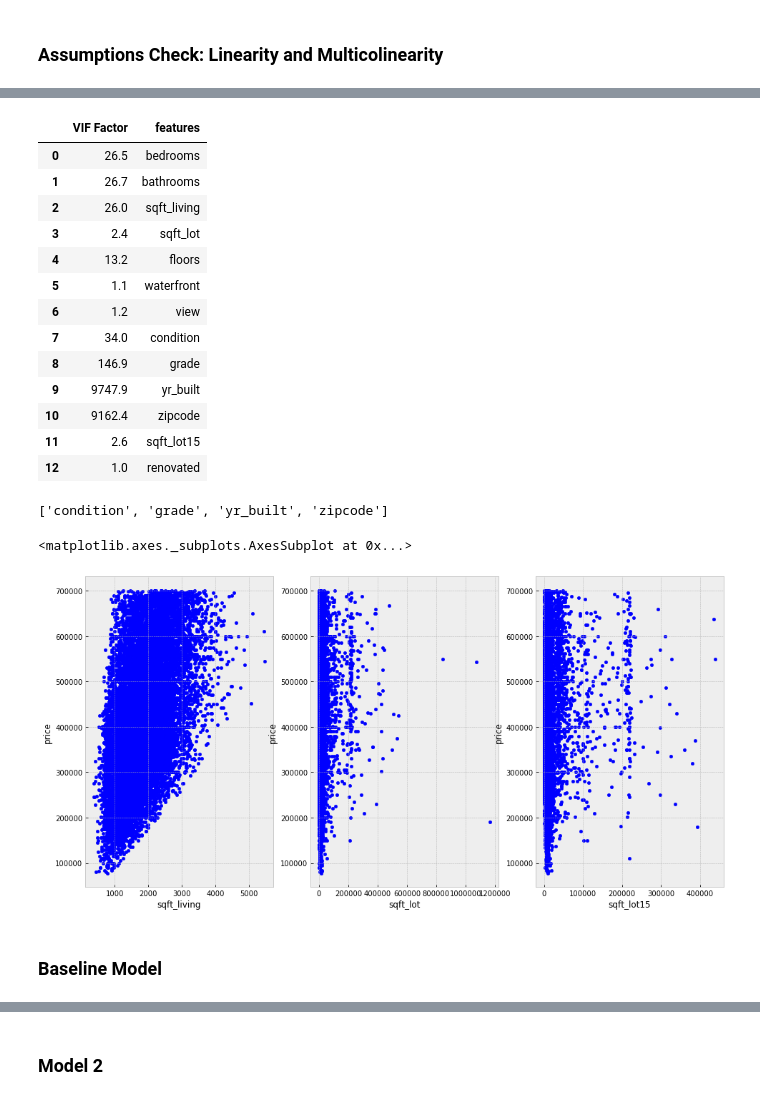
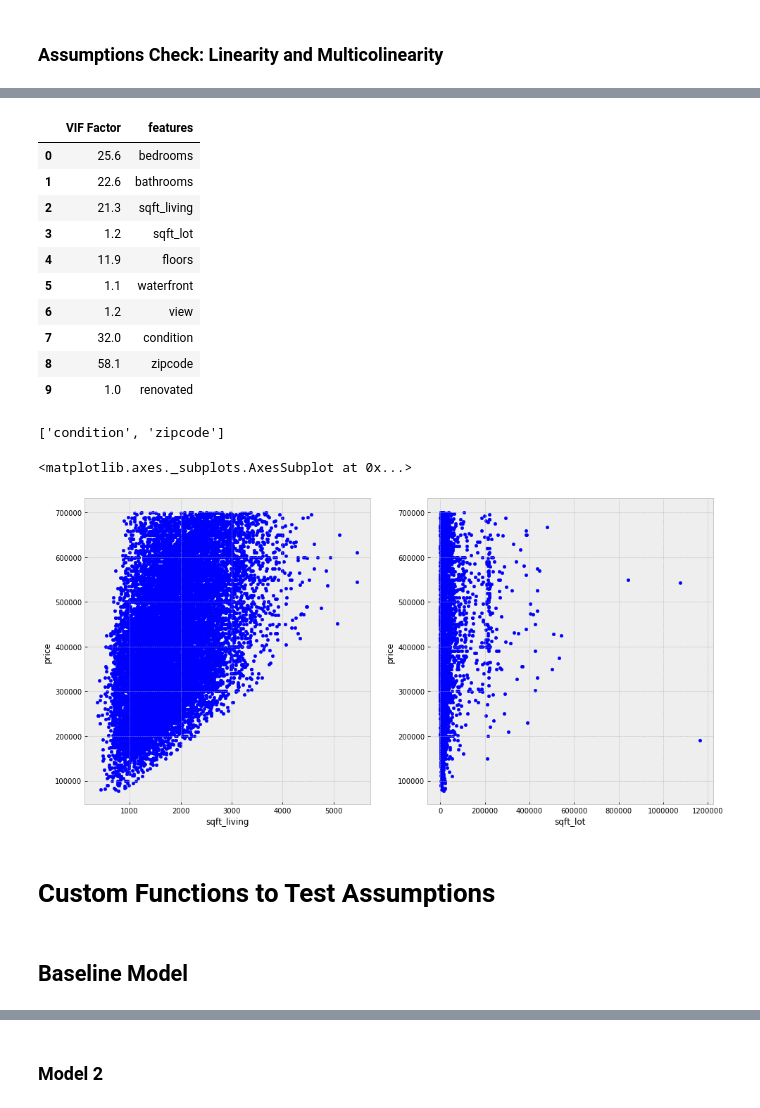
Before and after one commit to adinas94/King-Country-Regression, a Jupyter notebook: George's Regressions.ipynb, the cells around one changed output, grey strips where cells are left out. Saved outputs shown, nothing was run; the diff lists cells and outputs as text; code cells hidden in the pictures.

Commit message:
revised models

```diff
--- a/George's Regressions.ipynb
+++ b/George's Regressions.ipynb
@@ -47,5 +47,5 @@ sns.boxplot(x=df['bedrooms'])
 # %%
 #Remove outliers
 df = df[df["price"] < 700000]
-df = df[df["bedrooms"] < 10]
-df = df[df["sqft_living"] < 10000]
+df = df[df["bedrooms"] < 13]
+df = df[df["sqft_living"] < 11000]
@@ -130,33 +133,31 @@ check_features_vif(df, target)
  'zipcode',
  'sqft_living15']
 # %%
-df = df.drop(columns = ['sqft_above','sqft_basement','sqft_living15'])
+df = df.drop(columns = ['yr_built','sqft_above','sqft_basement','sqft_living15', 'sqft_lot15', 'grade'])
 # %%
 check_features_vif(df, target)
 # %% [output]
 |  | VIF Factor | features |
-| 0 | 26.5 | bedrooms |
-| 1 | 26.7 | bathrooms |
-| 2 | 26.0 | sqft_living |
-| 3 | 2.4 | sqft_lot |
-| 4 | 13.2 | floors |
+| 0 | 25.6 | bedrooms |
+| 1 | 22.6 | bathrooms |
+| 2 | 21.3 | sqft_living |
+| 3 | 1.2 | sqft_lot |
+| 4 | 11.9 | floors |
 | 5 | 1.1 | waterfront |
 | 6 | 1.2 | view |
-| 7 | 34.0 | condition |
-| 8 | 146.9 | grade |
-| 9 | 9747.9 | yr_built |
-| 10 | 9162.4 | zipcode |
-| 11 | 2.6 | sqft_lot15 |
-| 12 | 1.0 | renovated |
+| 7 | 32.0 | condition |
+| 8 | 58.1 | zipcode |
+| 9 | 1.0 | renovated |
-['condition', 'grade', 'yr_built', 'zipcode']
+['condition', 'zipcode']
 # %%
-fig, axs = plt.subplots(1, 3,)
+fig, axs = plt.subplots(1, 2)
 df.plot(kind='scatter', x='sqft_living', y='price', ax=axs[0], figsize=(16, 8))
 df.plot(kind='scatter', x='sqft_lot', y='price', ax=axs[1])
-df.plot(kind='scatter', x='sqft_lot15', y='price', ax=axs[2])
 # %% [output]
 <matplotlib.axes._subplots.AxesSubplot at 0x...>
-[figure, old version]
+[figure, new version]
+# %% [markdown]
+# Custom Functions to Test Assumptions
 # %%
 def check_homoskedasticity(model, df, target : "", features):
 
@@ -200,5 +235,5 @@ def check_homoskedasticity(model, df, target : "", features):
 # %% [markdown]
-### Baseline Model
+## Baseline Model
 # %%
 import warnings
 warnings.filterwarnings("ignore")
```
Also changed, not shown: parts of 70 cells of this notebook.
